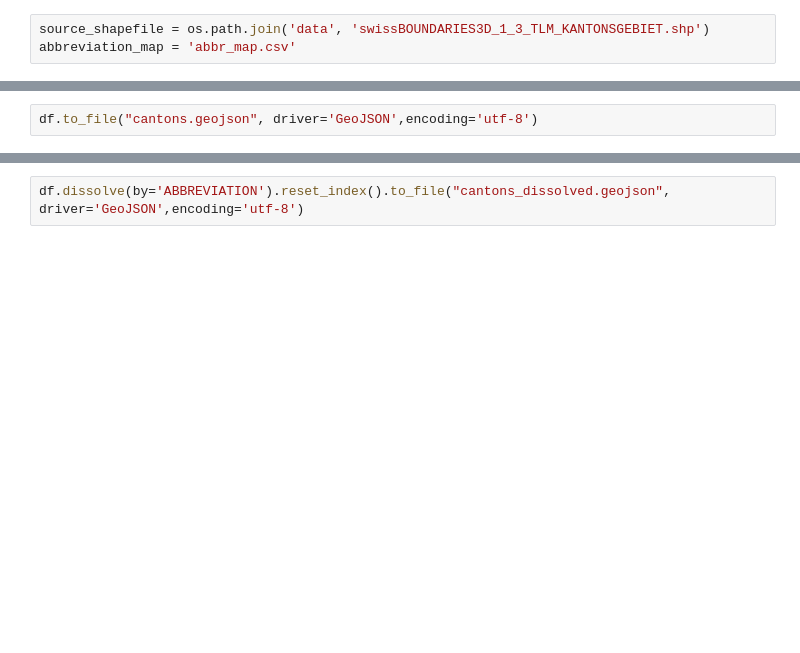
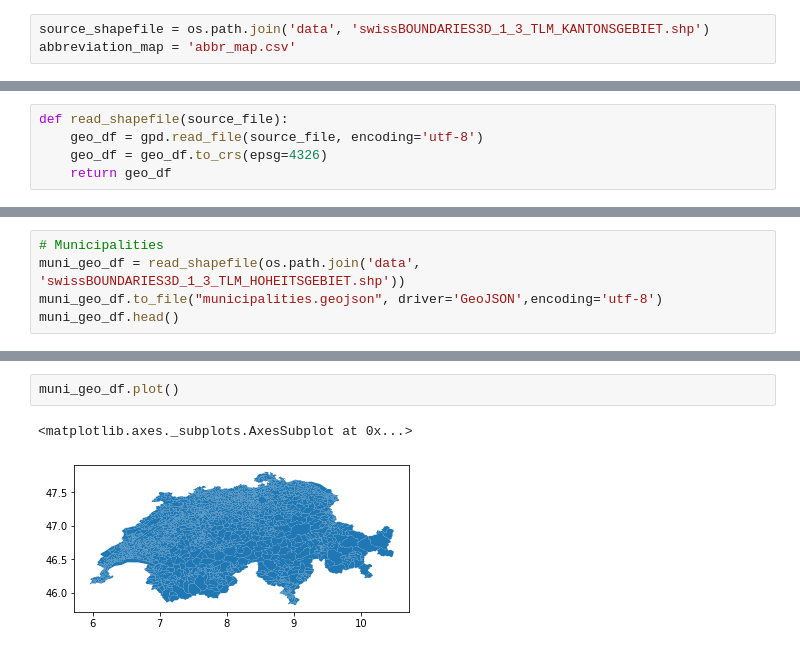
Before and after one commit to RogerKaufmann/ch-geojson, a Jupyter notebook: Convert_SHP_to_Geojson.ipynb, the cells around one changed output, grey strips where cells are left out. Drawn from its saved outputs; the diff is of its cells as text; blank space fills up the shorter version.

Commit message:
added municipalities

```diff
--- a/Convert_SHP_to_Geojson.ipynb
+++ b/Convert_SHP_to_Geojson.ipynb
@@ -23,0 +9,5 @@ df.head()
+# %%
+def read_shapefile(source_file):
+    geo_df = gpd.read_file(source_file, encoding='utf-8')
+    geo_df = geo_df.to_crs(epsg=4326)
+    return geo_df
@@ -24,2 +21,5 @@ df.head()
 # %%
-df.to_file("cantons.geojson", driver='GeoJSON',encoding='utf-8')
+# Municipalities
+muni_geo_df = read_shapefile(os.path.join('data', 'swissBOUNDARIES3D_1_3_TLM_HOHEITSGEBIET.shp'))
+muni_geo_df.to_file("municipalities.geojson", driver='GeoJSON',encoding='utf-8')
+muni_geo_df.head()
@@ -26,2 +34,5 @@ df.to_file("cantons.geojson", driver='GeoJSON',encoding='utf-8')
-# %%
-df.dissolve(by='ABBREVIATION').reset_index().to_file("cantons_dissolved.geojson", driver='GeoJSON',encoding='utf-8')
+# %%
+muni_geo_df.plot()
+# %% [output]
+<matplotlib.axes._subplots.AxesSubplot at 0x...>
+[figure, added]
```
Also changed, not shown: parts of 5 cells of this notebook, 1 other file.
